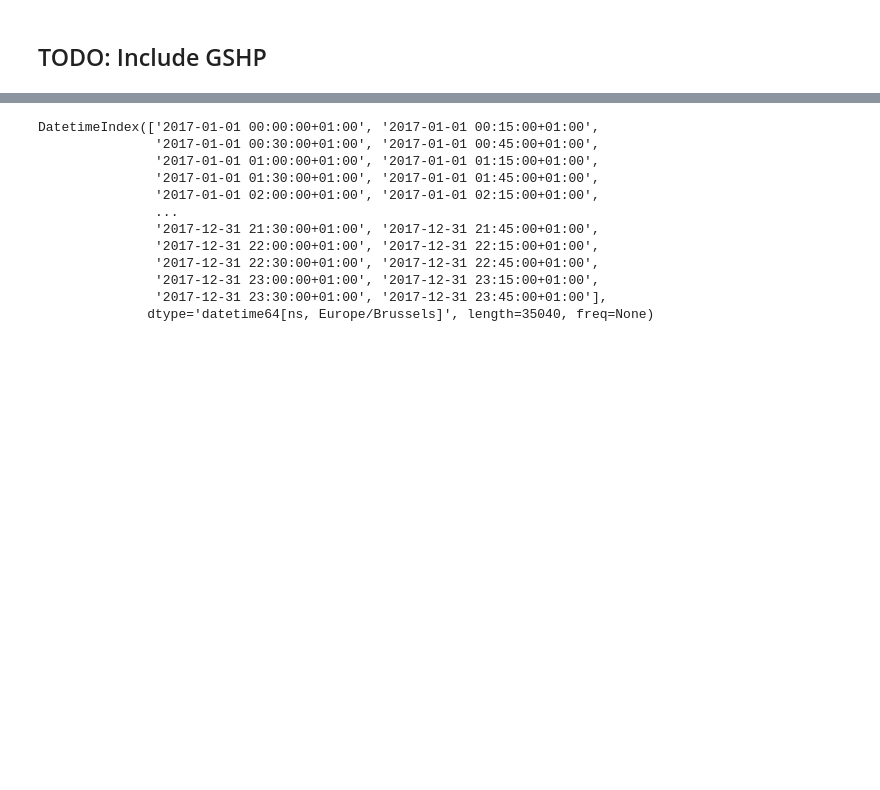
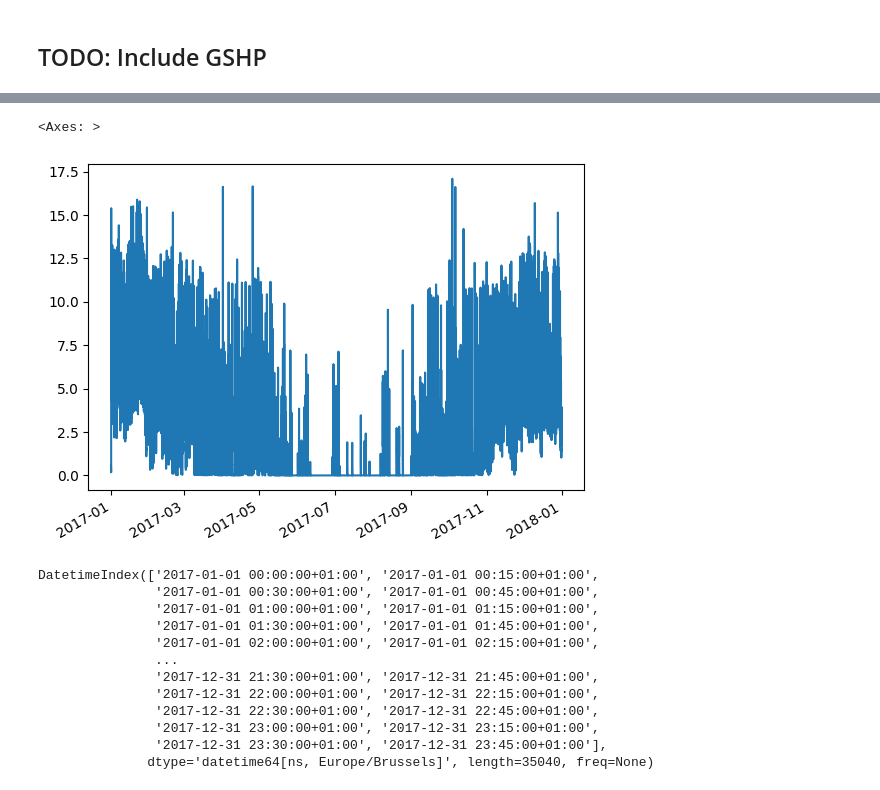
Before and after one commit to alefunxo/BASOPRA_OpenBEERS, a Jupyter notebook: Core/Preprocessing_heat_data.ipynb, the cells around one changed output, grey strips where cells are left out. Cells and saved outputs as stored; diff of their text form; code cells hidden in the pictures; blank space fills up the shorter version.

Commit message:
heat pump sizing running

```diff
--- a/Core/Preprocessing_heat_data.ipynb
+++ b/Core/Preprocessing_heat_data.ipynb
@@ -17,6 +17,6 @@ import csv
 import matplotlib.pyplot as plt
 import math
 # %%
-df=pd.read_csv('Input/Heat_demand_new_15.csv',engine='python',sep=',|;',index_col=[0],
+df=pd.read_csv('../Input/Heat_demand_new_15.csv',engine='python',sep=',|;',index_col=[0],
                     parse_dates=[0],infer_datetime_format=True )
 #df.index=df.index.tz_localize('UTC').tz_convert('Europe/Brussels')
@@ -23,3 +34,8 @@ df=pd.read_csv('Input/Heat_demand_new_15.csv',engine='python',sep=',|;',index_co
+# %%
+(df.loc[:,'SFH100_kWh']*4).plot()
+# %% [output]
+<Axes: >
+[figure, added]
 # %%
 if np.issubdtype(df.index.dtype, np.datetime64):
             df.index=df.index.tz_localize('UTC').tz_convert('Europe/Brussels')
```
Also changed, not shown: parts of 2 cells of this notebook, 2 other files.
